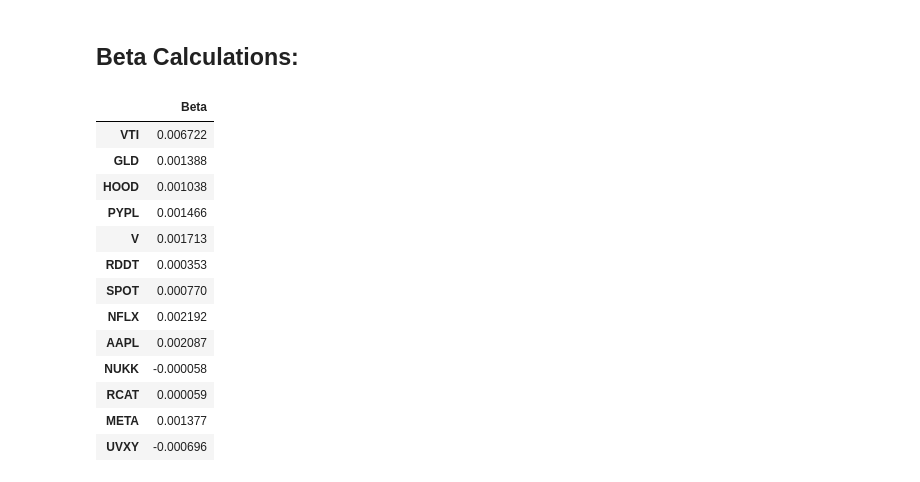
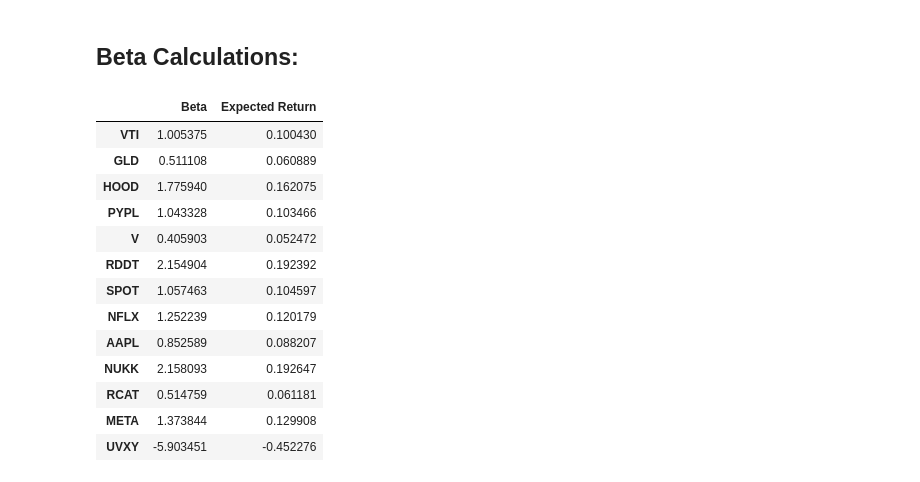
Before and after one commit to FilBillions/correlation_matrix, a Jupyter notebook: Portfolio_Management.ipynb, the cells around one changed output. Saved outputs shown, nothing was run; the diff lists cells and outputs as text; code cells hidden in the pictures.

```diff
--- a/Portfolio_Management.ipynb
+++ b/Portfolio_Management.ipynb
@@ -27,19 +47,19 @@ A value of 0 means no correlation
 # %% [markdown]
 <h2>Beta Calculations:</h2>
 # %%
-test.calculate_beta()
+test.calculate_statistics()
 # %% [output]
-|  | Beta |
-| VTI | 0.006722 |
-| GLD | 0.001388 |
-| HOOD | 0.001038 |
-| PYPL | 0.001466 |
-| V | 0.001713 |
-| RDDT | 0.000353 |
-| SPOT | 0.000770 |
-| NFLX | 0.002192 |
-| AAPL | 0.002087 |
-| NUKK | -0.000058 |
-| RCAT | 0.000059 |
-| META | 0.001377 |
-| UVXY | -0.000696 |
+|  | Beta | Expected Return |
+| VTI | 1.005375 | 0.100430 |
+| GLD | 0.511108 | 0.060889 |
+| HOOD | 1.775940 | 0.162075 |
+| PYPL | 1.043328 | 0.103466 |
+| V | 0.405903 | 0.052472 |
+| RDDT | 2.154904 | 0.192392 |
+| SPOT | 1.057463 | 0.104597 |
+| NFLX | 1.252239 | 0.120179 |
+| AAPL | 0.852589 | 0.088207 |
+| NUKK | 2.158093 | 0.192647 |
+| RCAT | 0.514759 | 0.061181 |
+| META | 1.373844 | 0.129908 |
+| UVXY | -5.903451 | -0.452276 |
```
Also changed, not shown: parts of 3 cells of this notebook, 1 other file.
